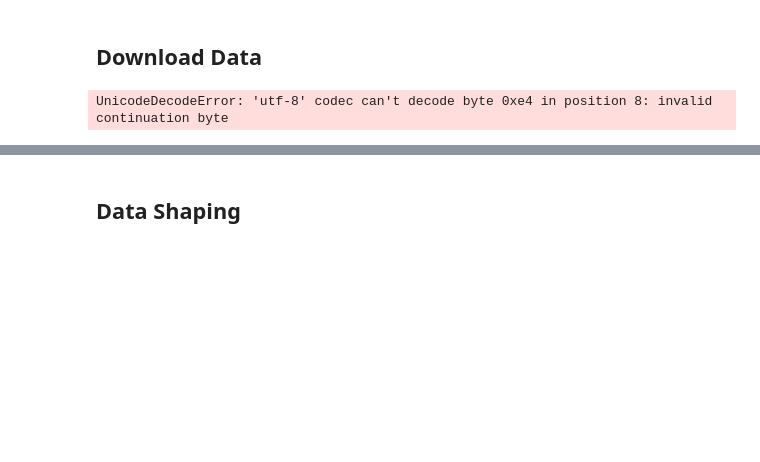
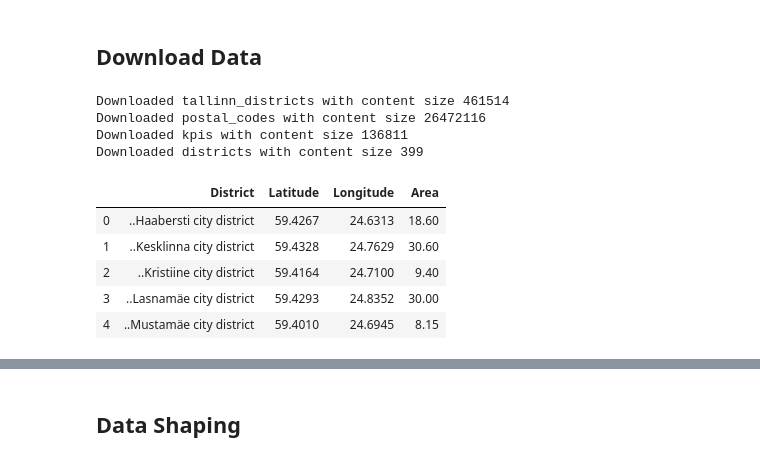
Before and after one commit to MariTheCodeExplorer/Coursera_Capstone, a Jupyter notebook: Capstone Project.ipynb, the cells around one changed output, grey strips where cells are left out. Cells and saved outputs as stored; diff of their text form; code cells hidden in the pictures; blank space fills up the shorter version.

Commit message:
updated kpis file, updated notebook

```diff
--- a/Capstone Project.ipynb
+++ b/Capstone Project.ipynb
@@ -76,31 +58,35 @@ ModuleNotFoundError: No module named 'ibm_boto3'
 # %% [markdown]
 ## Download Data
-# %%
-os.listdir('..')
-
-# @hidden_cell
-# The following code accesses a file in  IBM Cloud Object Storage. It includes credentials.
-# You might want to remove those credentials before you share the notebook.
-client_5f435218b6c9416ca726546492b81114 = ibm_boto3.client(service_name='s3',
-    ibm_api_key_id='RnRZYkxxCfvsASjyS5D3cth58fYEUNeeobuYrhgWQV5G',
-    ibm_auth_endpoint="https://iam.eu-gb.bluemix.net/oidc/token",
-    config=Config(signature_version='oauth'),
-    endpoint_url='https://s3.eu-geo.objectstorage.service.networklayer.com')
-
-body = client_5f435218b6c9416ca726546492b81114.get_object(Bucket='capstone-donotdelete-pr-gnnla3gmg2gh4k',Key='RL0731_26122019015000571.csv')['Body']
-# add missing __iter__ method, so pandas accepts body as file-like object
-if not hasattr(body, "__iter__"): body.__iter__ = types.MethodType( __iter__, body )
-df_districts = pd.read_csv(body)
-
-
-body = client_5f435218b6c9416ca726546492b81114.get_object(Bucket='capstone-donotdelete-pr-gnnla3gmg2gh4k',Key='District.csv')['Body']
-# add missing __iter__ method, so pandas accepts body as file-like object
-if not hasattr(body, "__iter__"): body.__iter__ = types.MethodType( __iter__, body )
-df_district_area = pd.read_csv(body)
-
-body = client_5f435218b6c9416ca726546492b81114.get_object(Bucket='capstone-donotdelete-pr-gnnla3gmg2gh4k',Key='sihtnumbrid.csv')['Body']
-# add missing __iter__ method, so pandas accepts body as file-like object
-if not hasattr(body, "__iter__"): body.__iter__ = types.MethodType( __iter__, body )
-df_postalCode =  pd.read_csv(body)
-# %% [output]
-UnicodeDecodeError: 'utf-8' codec can't decode byte 0xe4 in position 8: invalid continuation byte
+# %%
+# assumes data files are uploaded to git
+data_urls = {
+    'tallinn_districts': 'https://raw.githubusercontent.com/Marimais/Coursera_Capstone/master/data/tallinn_districts.geojson',
+    'postal_codes': 'https://raw.githubusercontent.com/Marimais/Coursera_Capstone/master/data/sihtnumbrid.csv',
+    'kpis': 'https://raw.githubusercontent.com/Marimais/Coursera_Capstone/master/data/kpis.csv',
+    'districts': 'https://raw.githubusercontent.com/Marimais/Coursera_Capstone/master/data/District.csv'
+}
+data = {}
+for name, url in data_urls.items():
+    result = requests.get(url)
+    if url.endswith('json'):
+        data[name] = result.json()
+    else:
+        data[name] = result.text
+    print(f'Downloaded {name} with content size {len(result.text)}')
+# %% [output]
+Downloaded tallinn_districts with content size 461514
+Downloaded postal_codes with content size 26472116
+Downloaded kpis with content size 136811
+Downloaded districts with content size 399
+# %%
+from io import StringIO
+# Create dataframes
+df_areas = pd.read_csv(StringIO(data['districts']))
+df_areas.head()
+# %% [output]
+|  | District | Latitude | Longitude | Area |
+| 0 | ..Haabersti city district | 59.4267 | 24.6313 | 18.60 |
+| 1 | ..Kesklinna city district | 59.4328 | 24.7629 | 30.60 |
+| 2 | ..Kristiine city district | 59.4164 | 24.7100 | 9.40 |
+| 3 | ..Lasnamäe city district | 59.4293 | 24.8352 | 30.00 |
+| 4 | ..Mustamäe city district | 59.4010 | 24.6945 | 8.15 |
```
Also changed, not shown: parts of 14 cells of this notebook, 2 other files.
